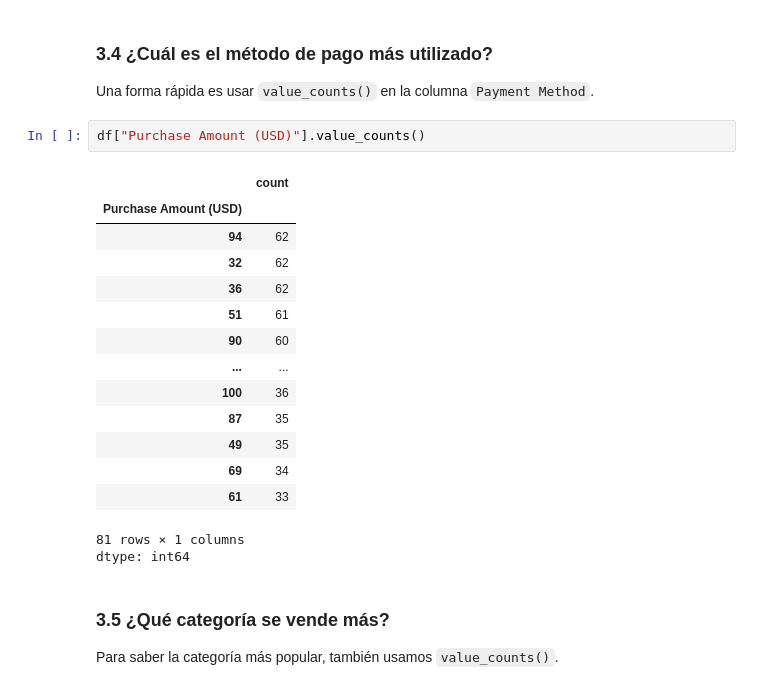
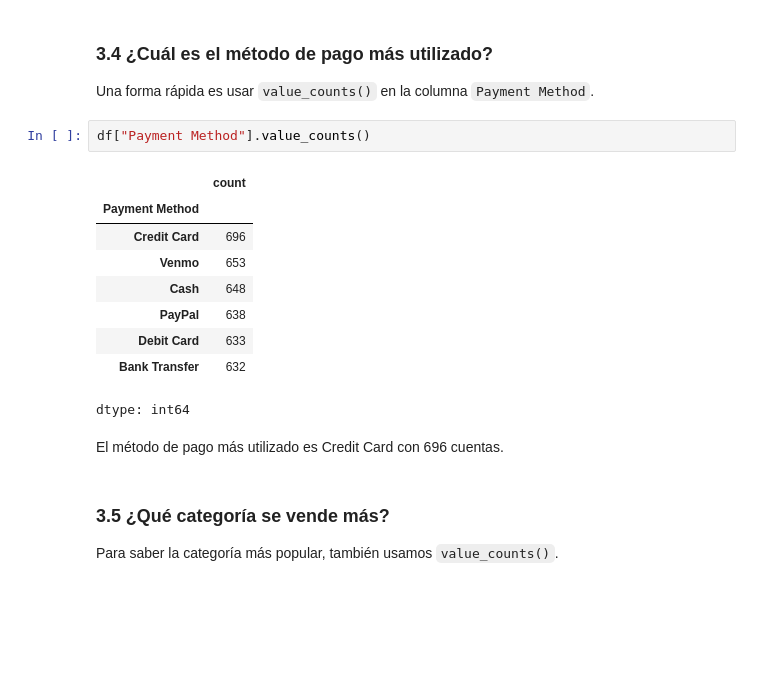
Before and after one commit to Val558/intro-data-analitics, a Jupyter notebook: PrimerCorte/Copia_de_EDA_Customer_estudiantes.ipynb, the cells around one changed output. Saved outputs shown, nothing was run; the diff lists cells and outputs as text; blank space fills up the shorter version.

```diff
--- a/PrimerCorte/Copia_de_EDA_Customer_estudiantes.ipynb
+++ b/PrimerCorte/Copia_de_EDA_Customer_estudiantes.ipynb
@@ -150,24 +150,20 @@ La calificación promedio por temporada son las siguientes: otoño: 3.7, primave
 # %% [markdown]
 ### 3.4 ¿Cuál es el método de pago más utilizado?
 Una forma rápida es usar `value_counts()` en la columna `Payment Method`.
-# %%
-df["Purchase Amount (USD)"].value_counts()
-# %% [output]
-|  | count |
-| Purchase Amount (USD) |  |
-| 94 | 62 |
-| 32 | 62 |
-| 36 | 62 |
-| 51 | 61 |
-| 90 | 60 |
-| ... | ... |
-| 100 | 36 |
-| 87 | 35 |
-| 49 | 35 |
-| 69 | 34 |
-| 61 | 33 |
-81 rows × 1 columns
-dtype: int64
+# %%
+df["Payment Method"].value_counts()
+# %% [output]
+|  | count |
+| Payment Method |  |
+| Credit Card | 696 |
+| Venmo | 653 |
+| Cash | 648 |
+| PayPal | 638 |
+| Debit Card | 633 |
+| Bank Transfer | 632 |
+dtype: int64
+# %% [markdown]
+El método de pago más utilizado es Credit Card con 696 cuentas.
 # %% [markdown]
 ### 3.5 ¿Qué categoría se vende más?
 Para saber la categoría más popular, también usamos `value_counts()`.
```
Also changed, not shown: parts of 1 cell of this notebook.
